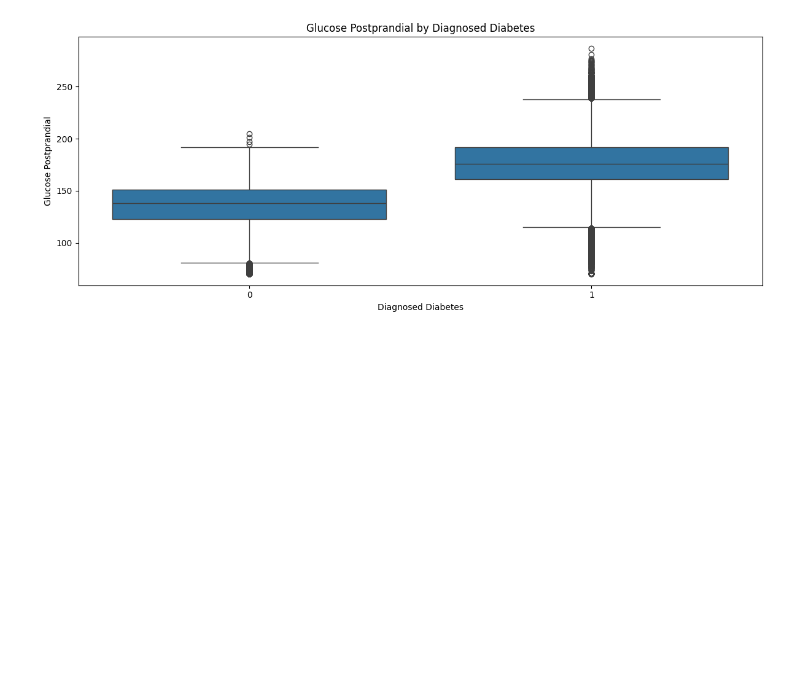
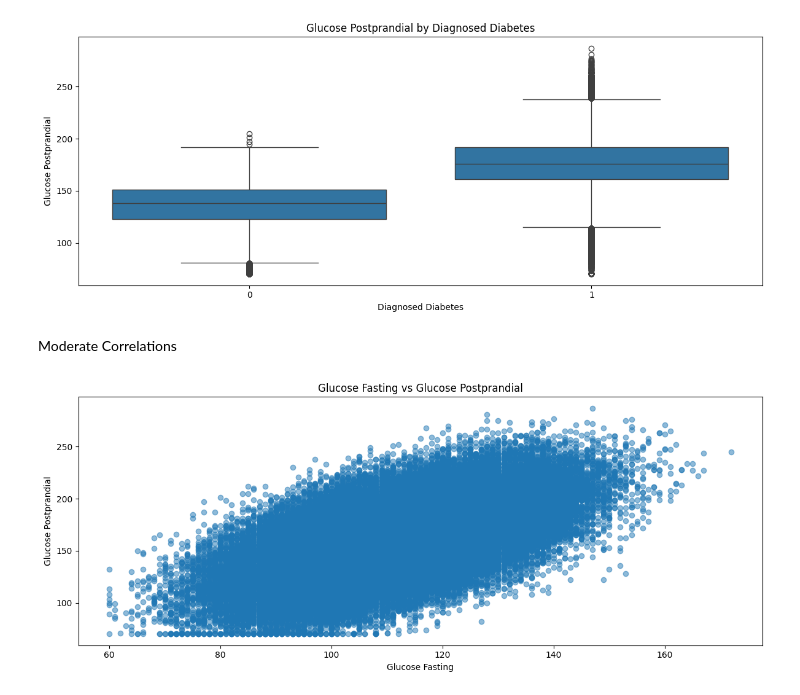
Before and after one commit to tpsilva22/teabetes, a Jupyter notebook: notebooks/correlations.ipynb, the cells around one changed output. Drawn from its saved outputs; the diff is of its cells as text; code cells hidden in the pictures; blank space fills up the shorter version.

Commit message:
feat: Create moderate correlation's graphics

```diff
--- a/notebooks/correlations.ipynb
+++ b/notebooks/correlations.ipynb
@@ -187,3 +185,16 @@ plt.tight_layout()
 plt.show()
 # %% [output]
 [figure]
+# %% [markdown]
+Moderate Correlations
+# %%
+# Glucose Fasting vs Glucose Postprandial
+plt.figure(figsize=(12, 5))
+plt.scatter(diabetes["glucose_fasting"], diabetes["glucose_postprandial"], alpha=0.5)
+plt.title("Glucose Fasting vs Glucose Postprandial")
+plt.xlabel("Glucose Fasting")
+plt.ylabel("Glucose Postprandial")
+plt.tight_layout()
+plt.show()
+# %% [output]
+[figure, added]
```
Also changed, not shown: parts of 5 cells of this notebook.
